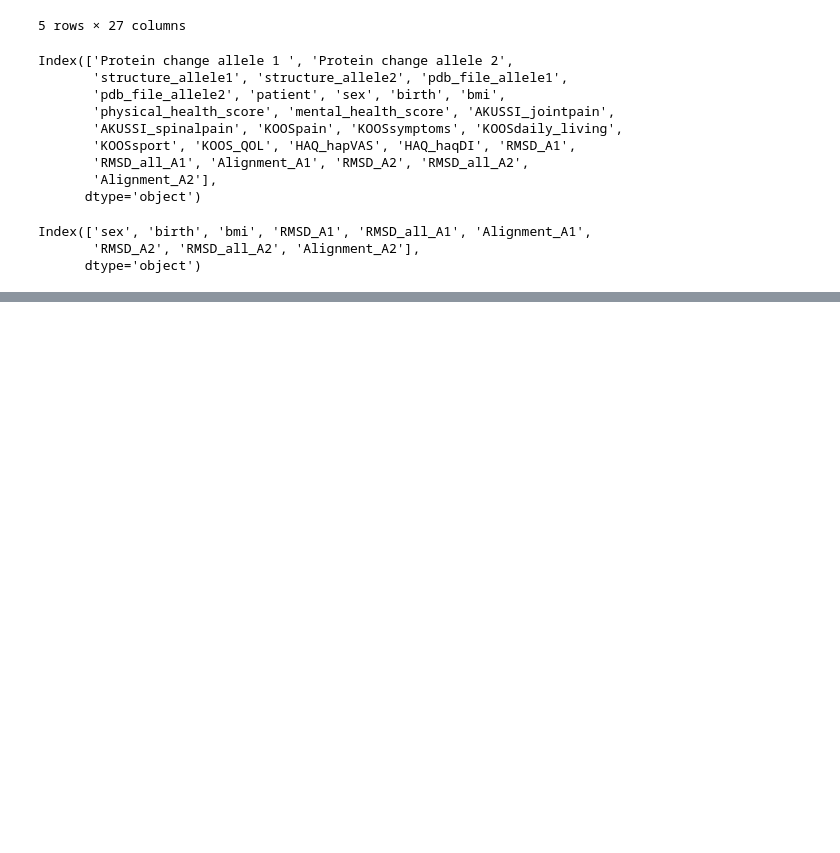
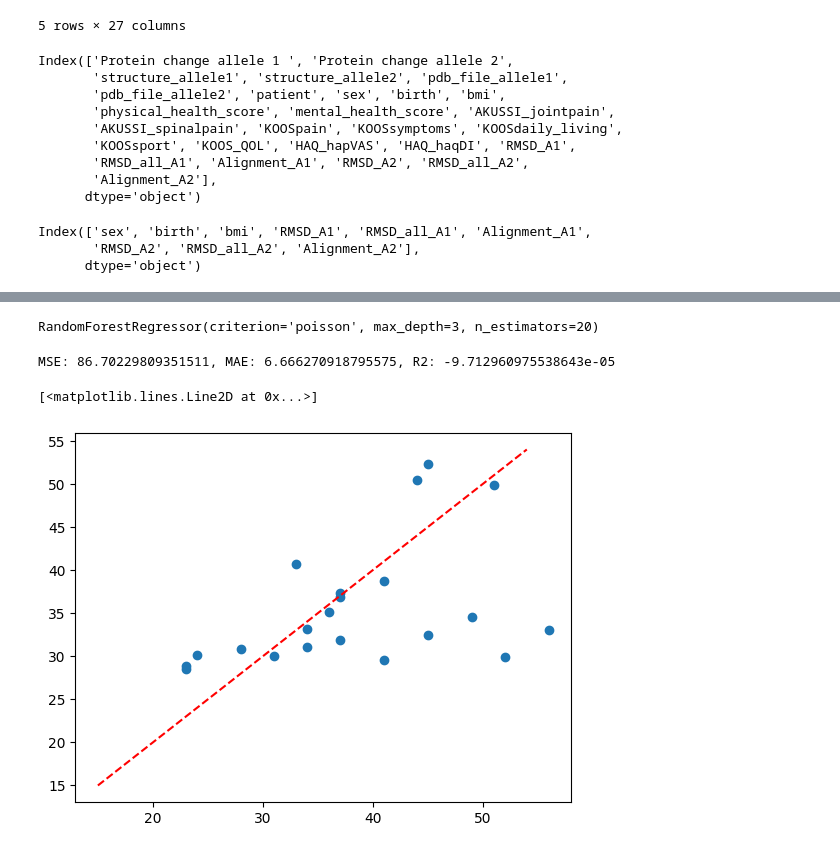
Before and after one commit to g-lago8/CHL-Project, a Jupyter notebook: notebooks/prova_classification.ipynb, the cells around one changed output, grey strips where cells are left out. Saved outputs shown, nothing was run; the diff lists cells and outputs as text; code cells hidden in the pictures; blank space fills up the shorter version.

```diff
--- a/notebooks/prova_classification.ipynb
+++ b/notebooks/prova_classification.ipynb
@@ -88,0 +130,22 @@ MSE: 75.81476577005992, MAE: 6.339441142650129, R2: 0.09909701162436879
+# %%
+best_model.fit(X_train, y_train)
+# %% [output]
+RandomForestRegressor(criterion='poisson', max_depth=3, n_estimators=20)
+# %%
+# test the model
+
+y_pred = best_model.predict(X_test)
+
+mse = mean_squared_error(y_test, y_pred)
+mae = mean_absolute_error(y_test, y_pred)
+r2 = r2_score(y_test, y_pred)
+print(f'MSE: {mse}, MAE: {mae}, R2: {r2}')
+# %% [output]
+MSE: 86.70229809351511, MAE: 6.666270918795575, R2: -9.712960975538643e-05
+# %%
+plt.scatter(y_test, y_pred)
+# plot the line of best fit
+plt.plot(np.arange(15, 55), np.arange(15, 55), color='red', linestyle='--')
+# %% [output]
+[<matplotlib.lines.Line2D at 0x...>]
+[figure, added]
```
Also changed, not shown: parts of 16 cells of this notebook, 3 other files.
